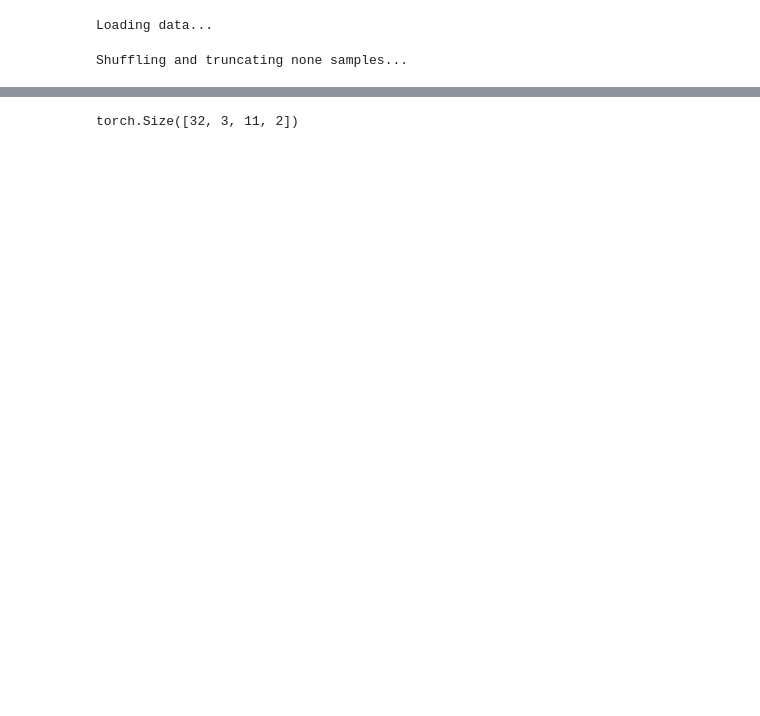
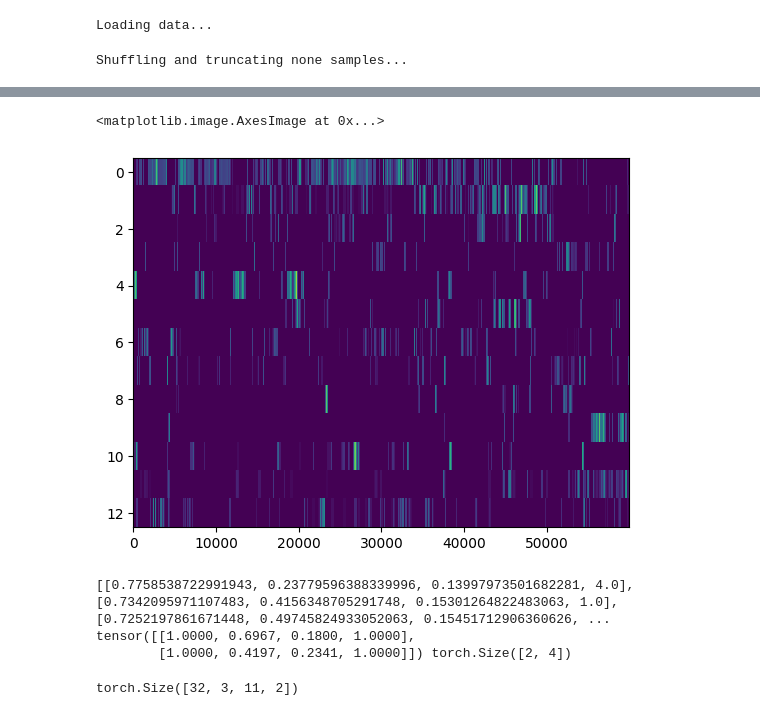
Before and after one commit to MALerLab/ring-leitmotif-detection, a Jupyter notebook: sandbox.ipynb, the cells around one changed output, grey strips where cells are left out. Saved outputs shown, nothing was run; the diff lists cells and outputs as text; code cells hidden in the pictures; blank space fills up the shorter version.

```diff
--- a/sandbox.ipynb
+++ b/sandbox.ipynb
@@ -88,0 +116,5 @@ torch.Size([32, 3, 11, 16])
+# %%
+plt.imshow(preds[:60000, :].T, aspect="auto", interpolation="none")
+# %% [output]
+<matplotlib.image.AxesImage at 0x...>
+[figure, added]
@@ -89,3 +124,38 @@ torch.Size([32, 3, 11, 16])
+# %%
+from copy import deepcopy
+
+thresholds = [x * 0.01 for x in range(10, 100, 1)]
+best_f1 = [0 for _ in range(base_set.num_classes + 1)]
+best_thresholds = [[0, 0] for _ in range(base_set.num_classes + 1)]
+best_precision = [0 for _ in range(base_set.num_classes + 1)]
+best_recall = [0 for _ in range(base_set.num_classes + 1)]
+
+anchors = torch.tensor(C.ANCHORS).reshape(1, 3, 1, 1)
+for iou_thresh in thresholds:
+    for conf_thresh in thresholds:
+        tp = [0 for _ in range(base_set.num_classes + 1)]
+        fp = [0 for _ in range(base_set.num_classes + 1)]
+        fn = [0 for _ in range(base_set.num_classes + 1)]
+
+        t = target.clone()
+        batch_size = t.shape[0]
+        t[..., 1:2] = grid_to_absolute(t[..., 1:2], batched=True)
+        t[..., 2:3] = t[..., 2:3] * anchors
+
+        for i in range(batch_size):
+            p = [x for x in deepcopy(pred[i]) if x[0] > conf_thresh]
+            t_batch = t[i][t[i][..., 0] == 1]
+
+            print(p)
+            print(t_batch, t_batch.shape)
+
+            break
+        break
+    break
+# %% [output]
+[[0.7758538722991943, 0.23779596388339996, 0.13997973501682281, 4.0], [0.7342095971107483, 0.4156348705291748, 0.15301264822483063, 1.0], [0.7252197861671448, 0.49745824933052063, 0.15451712906360626, ...
+tensor([[1.0000, 0.6967, 0.1800, 1.0000],
+        [1.0000, 0.4197, 0.2341, 1.0000]]) torch.Size([2, 4])
 # %%
 obj_mask = gt[..., 0] == 1
 noobj_mask = gt[..., 0] == 0
```
Also changed, not shown: parts of 11 cells of this notebook, 8 other files.
